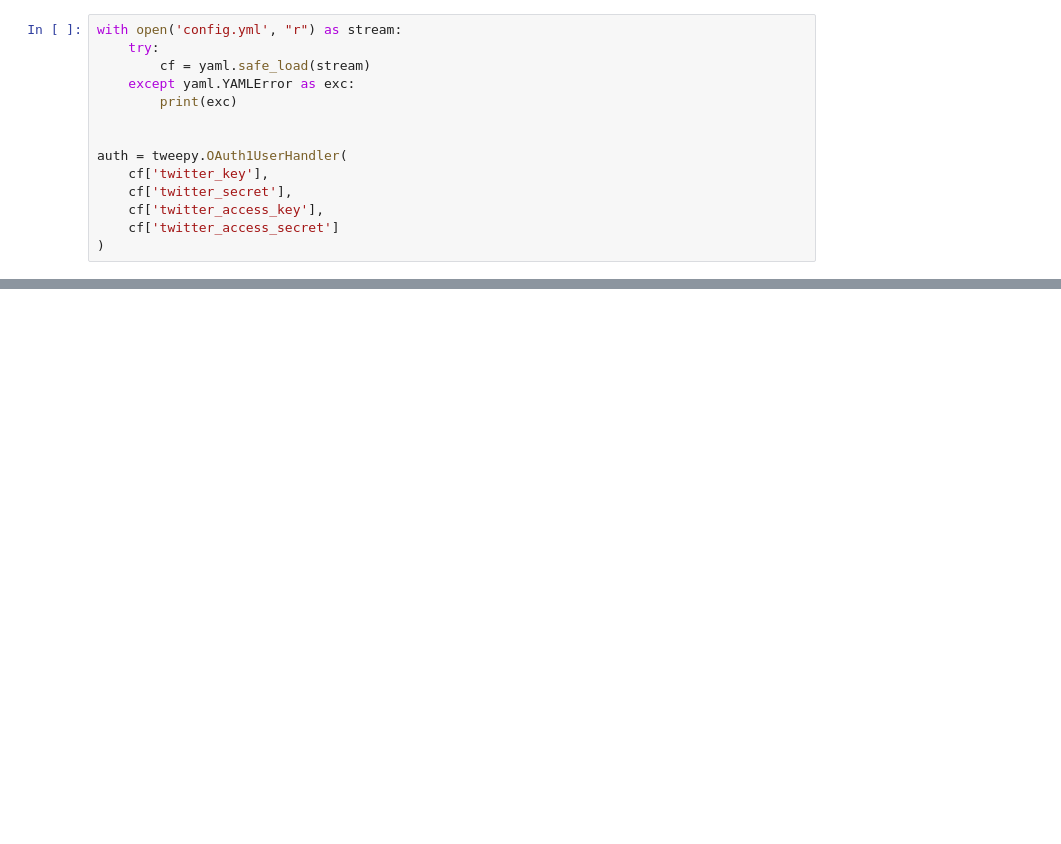
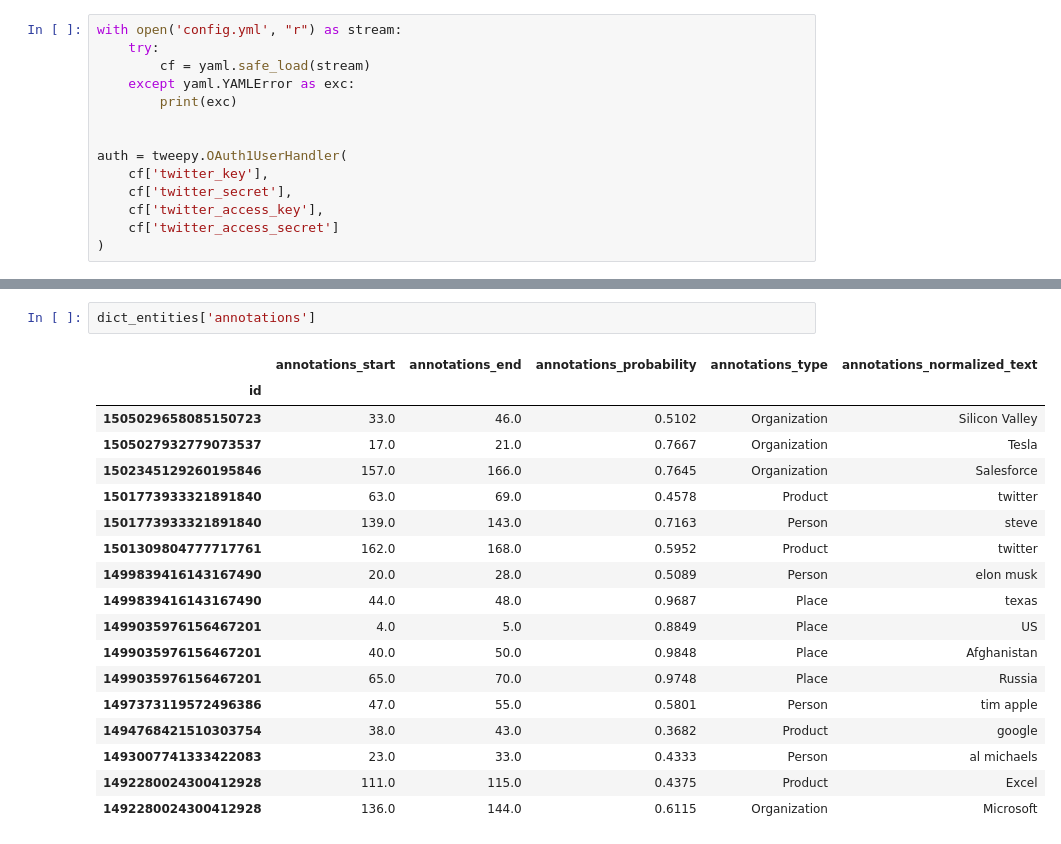
Before and after one commit to ytz/nlp-explore, a Jupyter notebook: notebook/twitter.ipynb, the cells around one changed output, grey strips where cells are left out. Drawn from its saved outputs; the diff is of its cells as text; blank space fills up the shorter version.

```diff
--- a/notebook/twitter.ipynb
+++ b/notebook/twitter.ipynb
@@ -92,0 +144,21 @@ for entity in df_entities.columns:
+# %%
+dict_entities['annotations']
+# %% [output]
+|  | annotations_start | annotations_end | annotations_probability | annotations_type | annotations_normalized_text |
+| id |  |  |  |  |  |
+| 1505029658085150723 | 33.0 | 46.0 | 0.5102 | Organization | Silicon Valley |
+| 1505027932779073537 | 17.0 | 21.0 | 0.7667 | Organization | Tesla |
+| 1502345129260195846 | 157.0 | 166.0 | 0.7645 | Organization | Salesforce |
+| 1501773933321891840 | 63.0 | 69.0 | 0.4578 | Product | twitter |
+| 1501773933321891840 | 139.0 | 143.0 | 0.7163 | Person | steve |
+| 1501309804777717761 | 162.0 | 168.0 | 0.5952 | Product | twitter |
+| 1499839416143167490 | 20.0 | 28.0 | 0.5089 | Person | elon musk |
+| 1499839416143167490 | 44.0 | 48.0 | 0.9687 | Place | texas |
+| 1499035976156467201 | 4.0 | 5.0 | 0.8849 | Place | US |
+| 1499035976156467201 | 40.0 | 50.0 | 0.9848 | Place | Afghanistan |
+| 1499035976156467201 | 65.0 | 70.0 | 0.9748 | Place | Russia |
+| 1497373119572496386 | 47.0 | 55.0 | 0.5801 | Person | tim apple |
+| 1494768421510303754 | 38.0 | 43.0 | 0.3682 | Product | google |
+| 1493007741333422083 | 23.0 | 33.0 | 0.4333 | Person | al michaels |
+| 1492280024300412928 | 111.0 | 115.0 | 0.4375 | Product | Excel |
+| 1492280024300412928 | 136.0 | 144.0 | 0.6115 | Organization | Microsoft |
```
Also changed, not shown: parts of 13 cells of this notebook.
